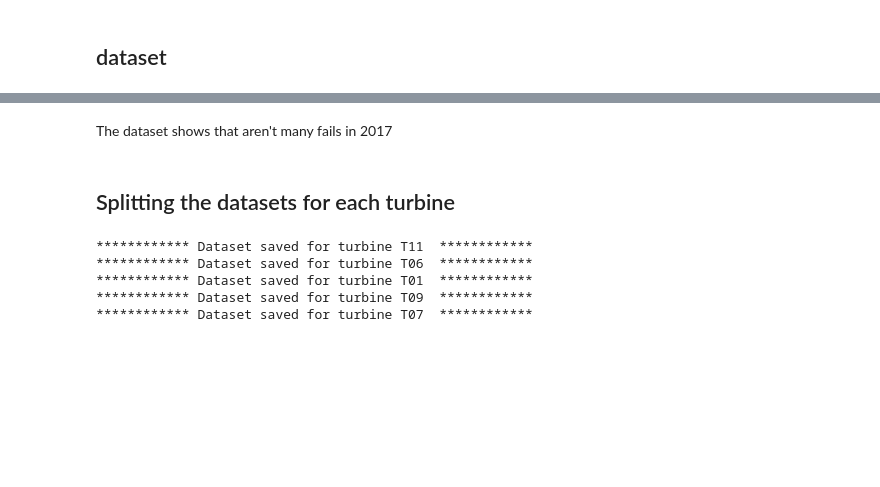
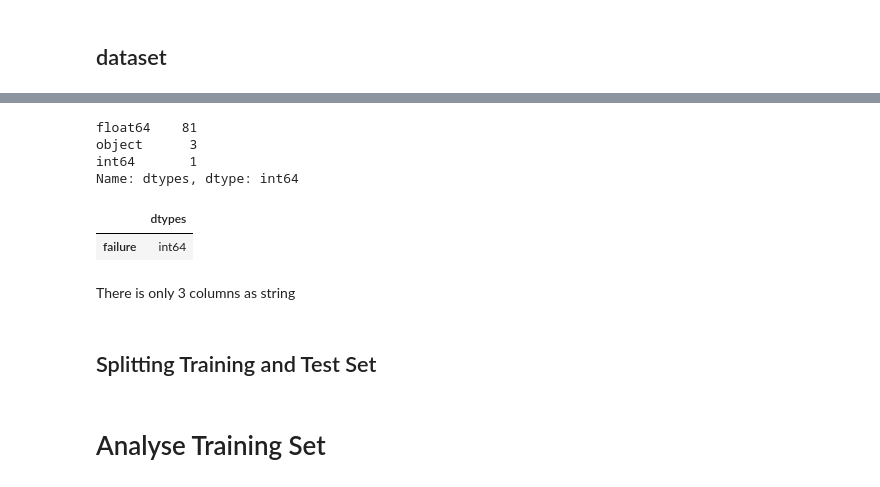
Before and after one commit to Rodrigohamacher/SCADA_wind_turbines, a Jupyter notebook: codes/EDA_SCADA_T11.ipynb, the cells around one changed output, grey strips where cells are left out. Drawn from its saved outputs; the diff is of its cells as text; code cells hidden in the pictures; blank space fills up the shorter version.

```diff
--- a/codes/EDA_SCADA_T11.ipynb
+++ b/codes/EDA_SCADA_T11.ipynb
@@ -214,15 +62,15 @@ for turbine in df_merged['turbine_id'].unique():
-# %% [markdown]
-The dataset shows that aren't many fails in 2017
-# %% [markdown]
-## Splitting the datasets for each turbine
-# %%
-for turbine in df_merged['turbine_id'].unique():
-    df_turbine = df_merged.loc[(df_merged['turbine_id'] == turbine) & (~df_merged['component'].isnull()),:]
-    df_turbine.to_json(f'dataset/df_turbine_{turbine}.json')
-    print(f'************ Dataset saved for turbine {turbine}  ************')
-# %% [output]
-************ Dataset saved for turbine T11  ************
-************ Dataset saved for turbine T06  ************
-************ Dataset saved for turbine T01  ************
-************ Dataset saved for turbine T09  ************
-************ Dataset saved for turbine T07  ************
+# %%
+datatypes = pd.DataFrame(df.dtypes, columns=['dtypes'])
+datatypes['dtypes'].value_counts()
+# %% [output]
+float64    81
+object      3
+int64       1
+Name: dtypes, dtype: int64
+# %%
+datatypes[datatypes['dtypes'] == 'int64']
+# %% [output]
+|  | dtypes |
+| failure | int64 |
+# %% [markdown]
+There is only 3 columns as string
@@ -228,0 +80,2 @@ for turbine in df_merged['turbine_id'].unique():
+# %% [markdown]
+## Splitting Training and Test Set
@@ -228,0 +85,2 @@ for turbine in df_merged['turbine_id'].unique():
+# %% [markdown]
+# Analyse Training Set
```
Also changed, not shown: parts of 40 cells of this notebook, 1 other file.
